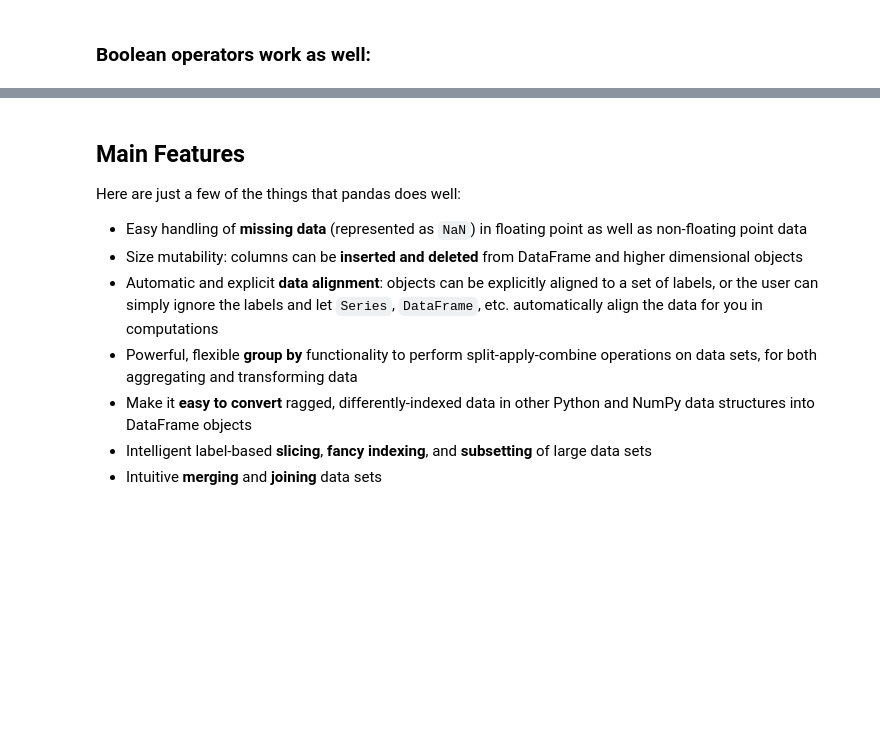
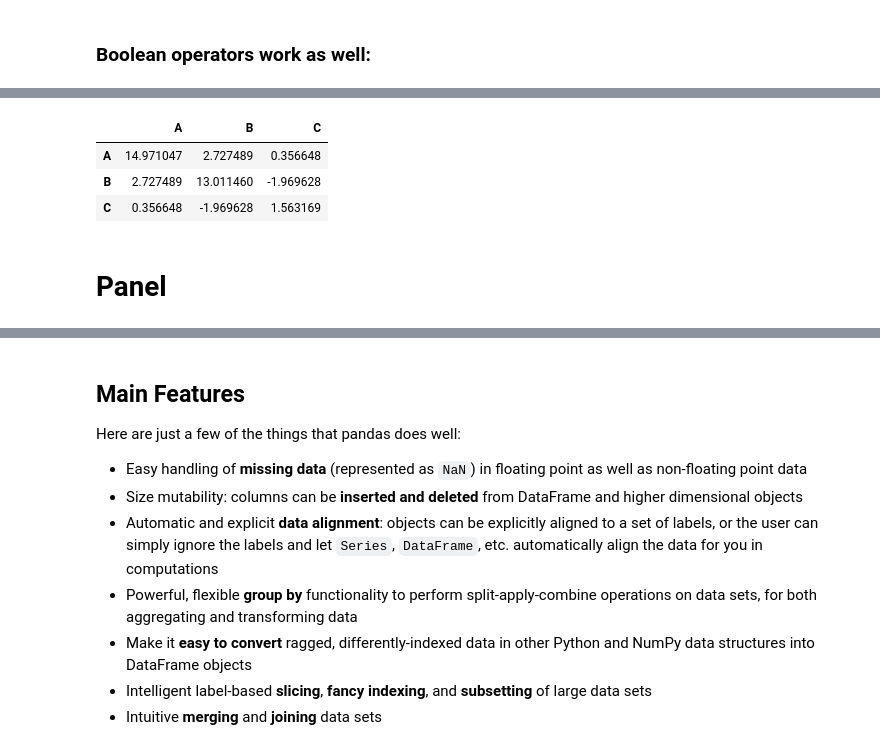
Before and after one commit to jan-osch/python-lecture, a Jupyter notebook: Pandas-2.ipynb, the cells around one changed output, grey strips where cells are left out. Cells and saved outputs as stored; diff of their text form; code cells hidden in the pictures; blank space fills up the shorter version.

```diff
--- a/Pandas-2.ipynb
+++ b/Pandas-2.ipynb
@@ -310,0 +399,9 @@ df2 = DataFrame({'a' : [0, 1, 1], 'b' : [1, 1, 0] }, dtype=bool)
+# %%
+df.T.dot(df)
+# %% [output]
+|  | A | B | C |
+| A | 14.971047 | 2.727489 | 0.356648 |
+| B | 2.727489 | 13.011460 | -1.969628 |
+| C | 0.356648 | -1.969628 | 1.563169 |
+# %% [markdown]
+# Panel
```
Also changed, not shown: parts of 29 cells of this notebook.
